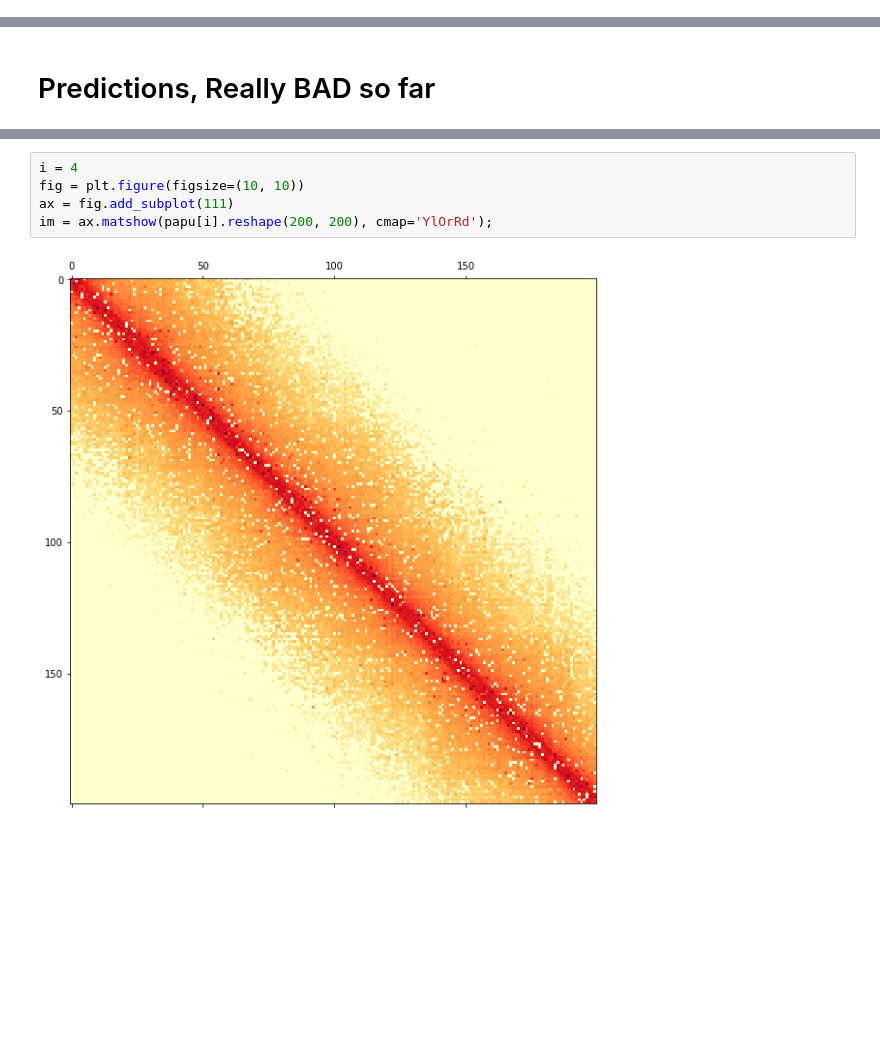
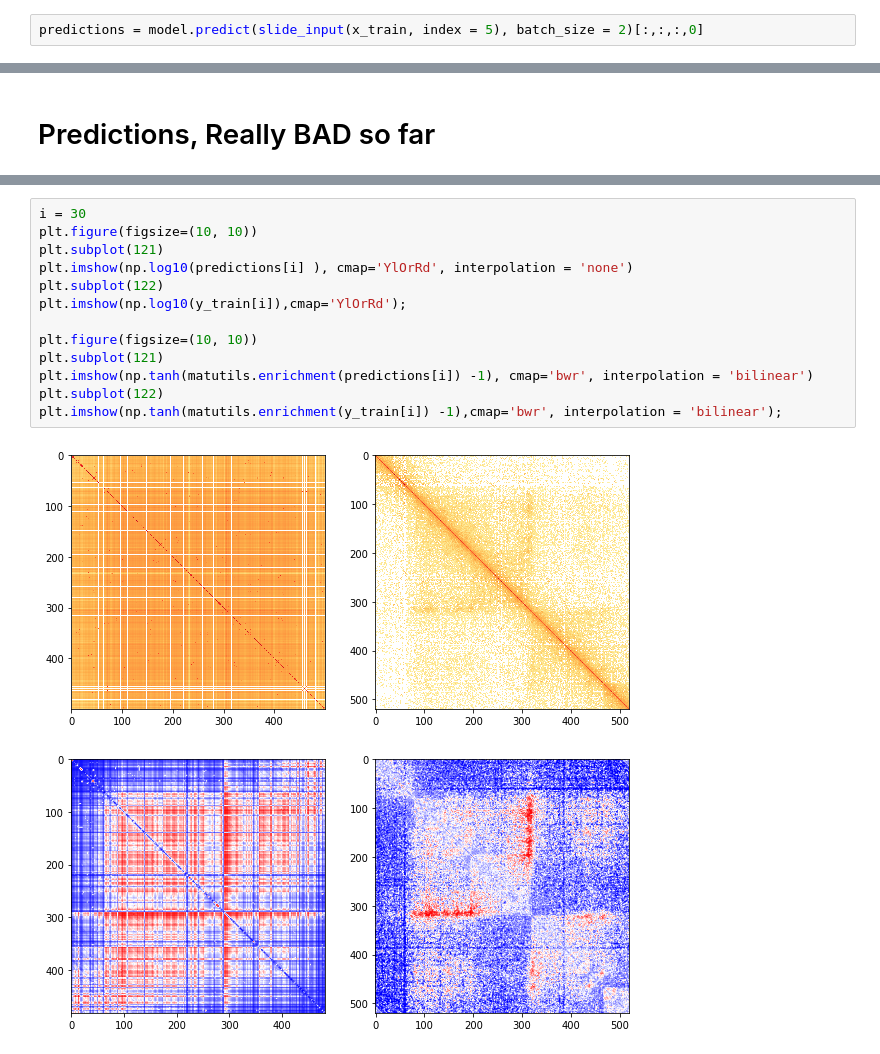
Before and after one commit to luisdiaz1997/DeepContacto, a Jupyter notebook: 3D_genome.ipynb, the cells around one changed output, grey strips where cells are left out. Cells and saved outputs as stored; diff of their text form; blank space fills up the shorter version.

```diff
--- a/3D_genome.ipynb
+++ b/3D_genome.ipynb
@@ -157,0 +356,2 @@ papu = model.predict(x_train[1000:1010])
+# %%
+predictions = model.predict(slide_input(x_train, index = 5), batch_size = 2)[:,:,:,0]
@@ -167,7 +362,16 @@ im = ax.matshow(papu[i].reshape(200, 200), cmap='YlOrRd');
-# %%
-i = 4
-fig = plt.figure(figsize=(10, 10))
-ax = fig.add_subplot(111)
-im = ax.matshow(papu[i].reshape(200, 200), cmap='YlOrRd');
-# %% [output]
-[figure, removed]
+# %%
+i = 30
+plt.figure(figsize=(10, 10))
+plt.subplot(121)
+plt.imshow(np.log10(predictions[i] ), cmap='YlOrRd', interpolation = 'none')
+plt.subplot(122)
+plt.imshow(np.log10(y_train[i]),cmap='YlOrRd');
+
+plt.figure(figsize=(10, 10))
+plt.subplot(121)
+plt.imshow(np.tanh(matutils.enrichment(predictions[i]) -1), cmap='bwr', interpolation = 'bilinear')
+plt.subplot(122)
+plt.imshow(np.tanh(matutils.enrichment(y_train[i]) -1),cmap='bwr', interpolation = 'bilinear');
+# %% [output]
+[figure, added]
+[figure, added]
```
Also changed, not shown: parts of 42 cells of this notebook, 2 other files.
